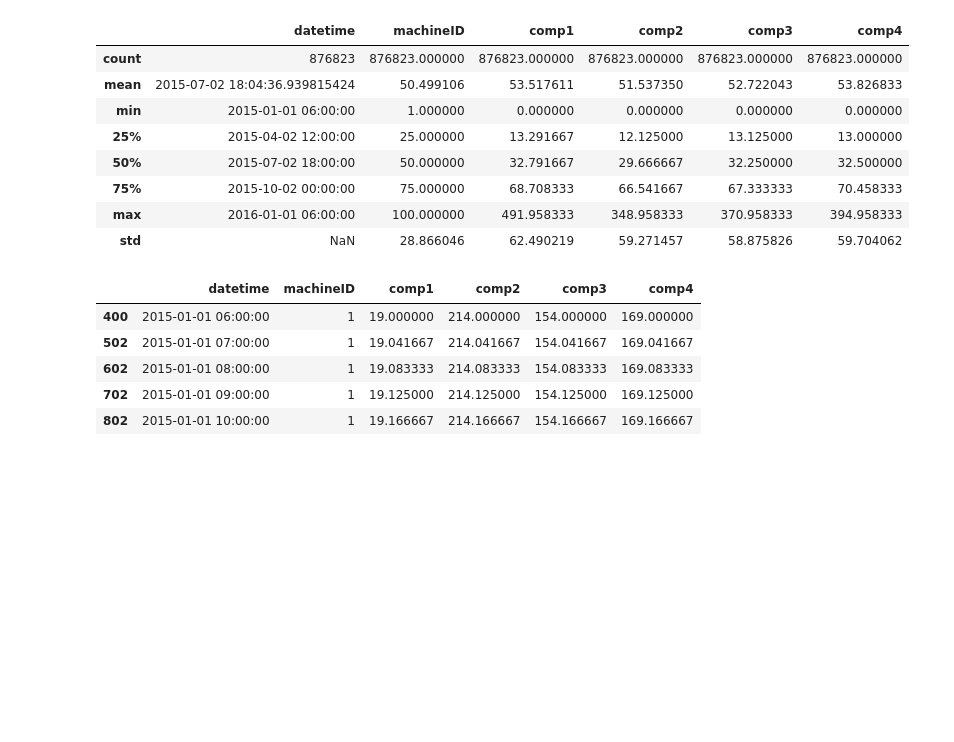
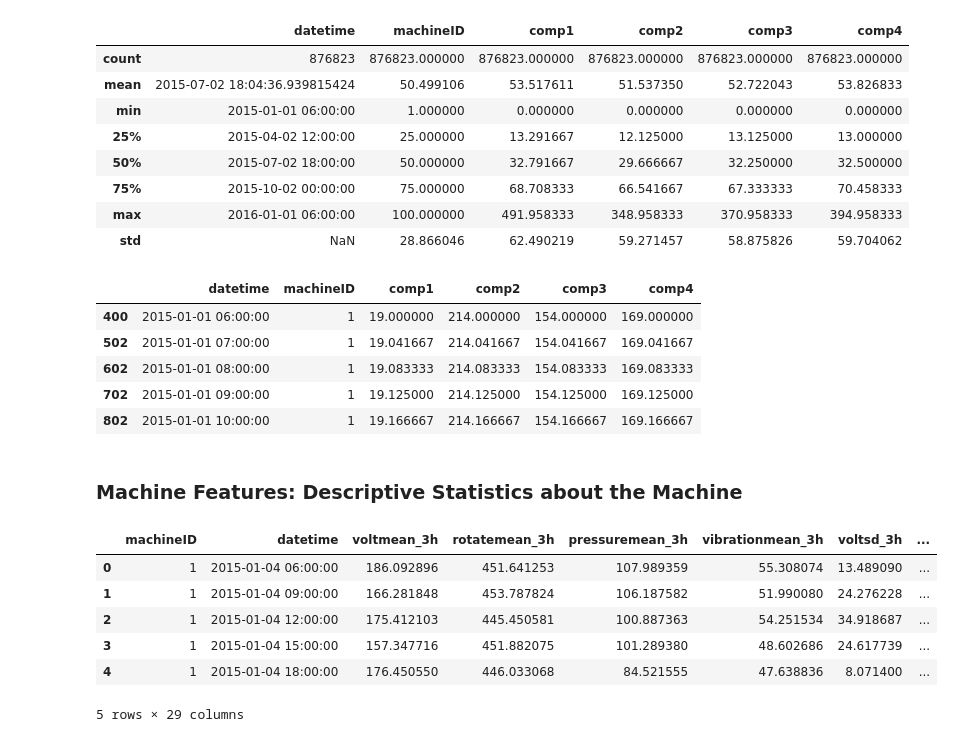
Before and after one commit to azrael-07/FinalProject, a Jupyter notebook: PredictiveMaintenance.ipynb, the cells around one changed output. Saved outputs shown, nothing was run; the diff lists cells and outputs as text; code cells hidden in the pictures; blank space fills up the shorter version.

```diff
--- a/PredictiveMaintenance.ipynb
+++ b/PredictiveMaintenance.ipynb
@@ -596,3 +611,21 @@ comp_rep.head()
 | 602 | 2015-01-01 08:00:00 | 1 | 19.083333 | 214.083333 | 154.083333 | 169.083333 |
 | 702 | 2015-01-01 09:00:00 | 1 | 19.125000 | 214.125000 | 154.125000 | 169.125000 |
 | 802 | 2015-01-01 10:00:00 | 1 | 19.166667 | 214.166667 | 154.166667 | 169.166667 |
+# %% [markdown]
+### Machine Features: Descriptive Statistics about the Machine
+# %%
+final_feat = telemetry_feat.merge(
+    error_count, on=['datetime', 'machineID'], how='left')
+final_feat = final_feat.merge(
+    comp_rep, on=['datetime', 'machineID'], how='left')
+final_feat = final_feat.merge(machines_df, on=['machineID'], how='left')
+
+final_feat.head()
+# %% [output]
+|  | machineID | datetime | voltmean_3h | rotatemean_3h | pressuremean_3h | vibrationmean_3h | voltsd_3h | ... |
+| 0 | 1 | 2015-01-04 06:00:00 | 186.092896 | 451.641253 | 107.989359 | 55.308074 | 13.489090 | ... |
+| 1 | 1 | 2015-01-04 09:00:00 | 166.281848 | 453.787824 | 106.187582 | 51.990080 | 24.276228 | ... |
+| 2 | 1 | 2015-01-04 12:00:00 | 175.412103 | 445.450581 | 100.887363 | 54.251534 | 34.918687 | ... |
+| 3 | 1 | 2015-01-04 15:00:00 | 157.347716 | 451.882075 | 101.289380 | 48.602686 | 24.617739 | ... |
+| 4 | 1 | 2015-01-04 18:00:00 | 176.450550 | 446.033068 | 84.521555 | 47.638836 | 8.071400 | ... |
+5 rows × 29 columns
```
Also changed, not shown: parts of 3 cells of this notebook.
